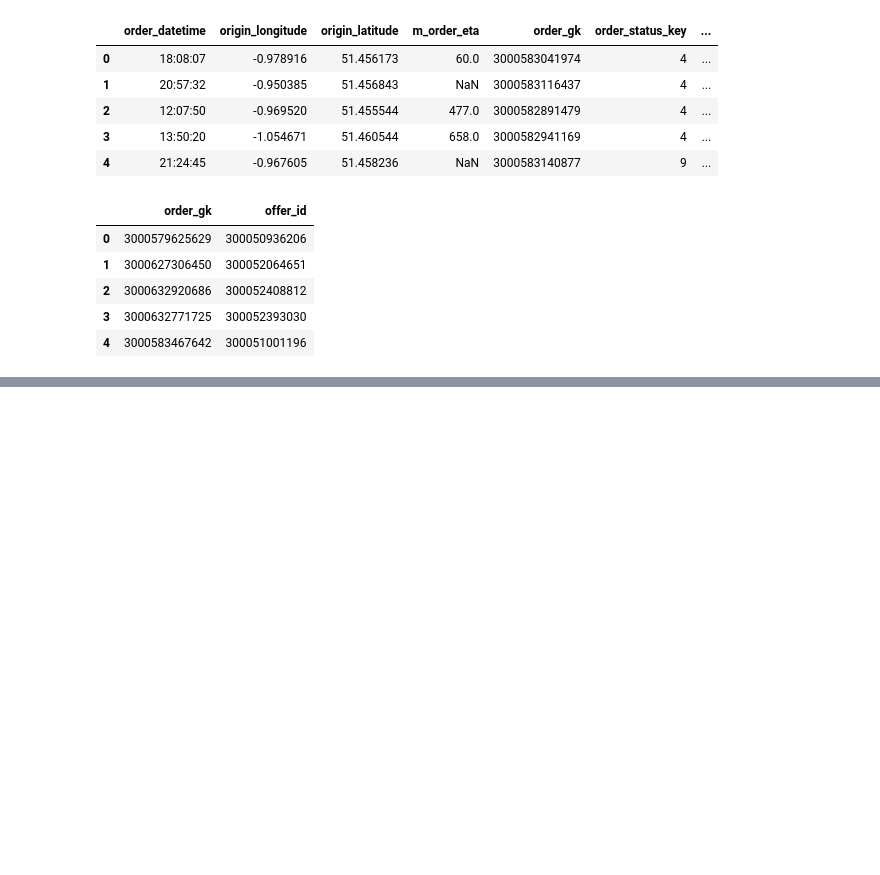
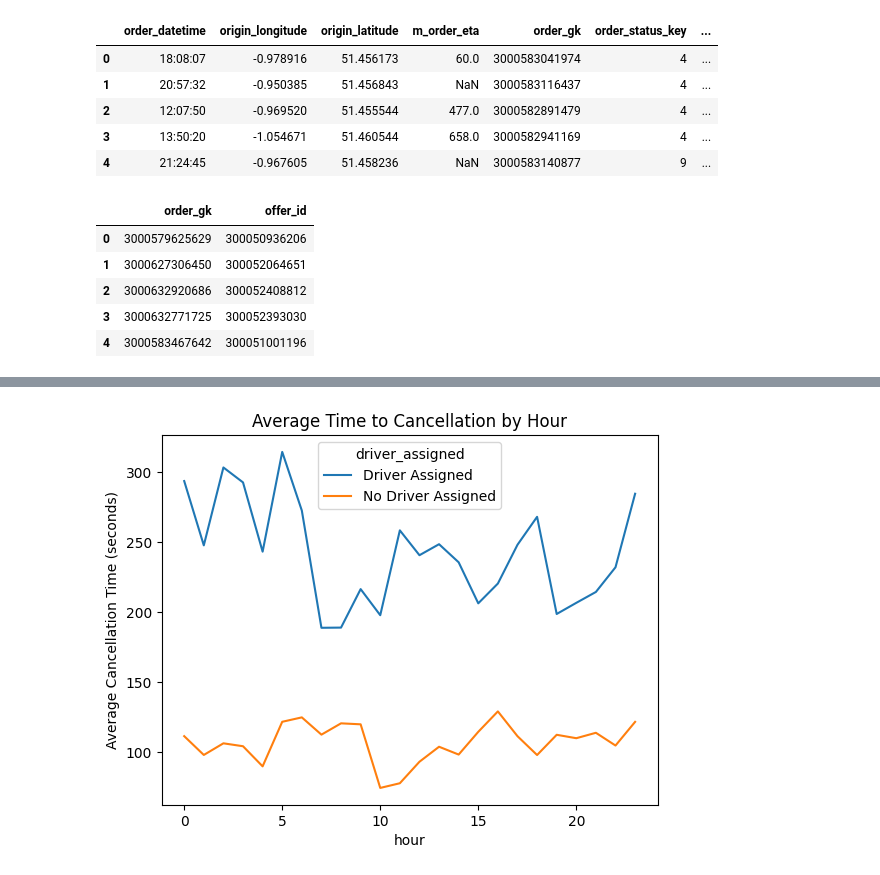
Before and after one commit to Akshay-Paunikar/Gett---Business-Analysis, a Jupyter notebook: Gett_Business_Analysis.ipynb, the cells around one changed output, grey strips where cells are left out. Cells and saved outputs as stored; diff of their text form; code cells hidden in the pictures; blank space fills up the shorter version.

```diff
--- a/Gett_Business_Analysis.ipynb
+++ b/Gett_Business_Analysis.ipynb
@@ -66,0 +236,9 @@ offers.head()
+# %%
+# Task 3: Average Time to Cancellation by Hour
+avg_cancellation_time = failed_orders.groupby(['hour', 'driver_assigned'])['cancellations_time_in_seconds'].mean().unstack()
+avg_cancellation_time.plot(kind='line')
+plt.title('Average Time to Cancellation by Hour')
+plt.ylabel('Average Cancellation Time (seconds)')
+plt.show()
+# %% [output]
+[figure, added]
```
Also changed, not shown: parts of 25 cells of this notebook, 1 other file.
